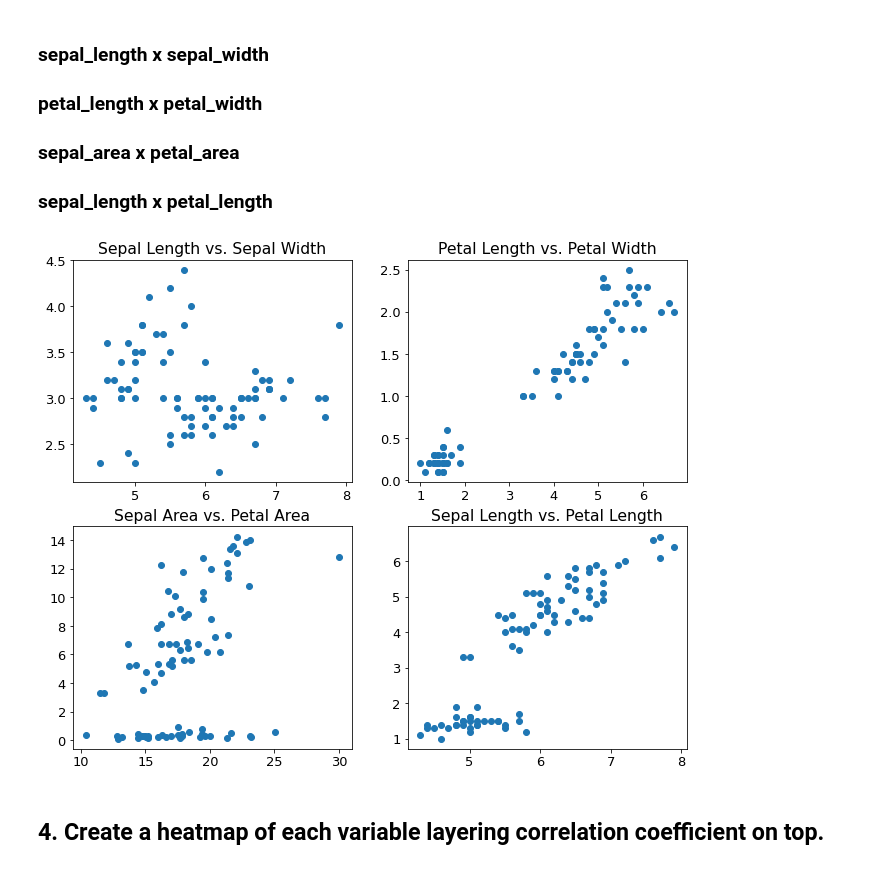
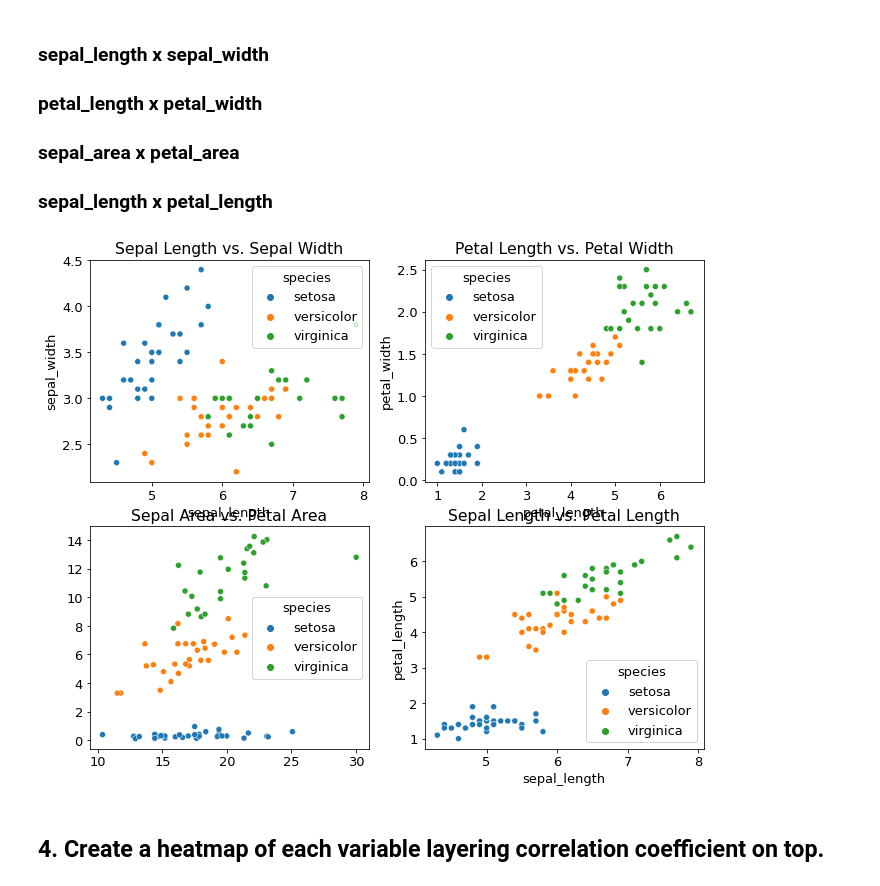
Before and after one commit to johngrinstead/classification-exercises, a Jupyter notebook: classification_exercises.ipynb, the cells around one changed output. Saved outputs shown, nothing was run; the diff lists cells and outputs as text; code cells hidden in the pictures.

Commit message:
worked on data exploration exercise 2/26/21

```diff
--- a/classification_exercises.ipynb
+++ b/classification_exercises.ipynb
@@ -543,0 +559,4 @@ train.shape
+# %%
+train = train.drop(columns=['species_setosa', 'species_virginica', 'species_versicolor'])
+
+train.head()
@@ -628,27 +654,27 @@ plt.legend()
 # %%
 n_rows = 2
 n_cols = 2
 
 # plot the first subplot
 plt.subplot(n_rows, n_cols, 1)
-plt.scatter(train.sepal_length, train.sepal_width)
+sns.scatterplot(data = train, x = train.sepal_length, y = train.sepal_width, hue = 'species')
 plt.title('Sepal Length vs. Sepal Width')
 
 # the second subplot
 plt.subplot(n_rows, n_cols, 2)
-plt.scatter(train.petal_length, train.petal_width)
+sns.scatterplot(data = train, x = train.petal_length, y = train.petal_width, hue = 'species')
 plt.title('Petal Length vs. Petal Width')
 
 plt.subplot(n_rows, n_cols, 3)
-plt.scatter((train.sepal_length * train.sepal_width), (train.petal_length * train.petal_width))
+sns.scatterplot(data = train, x = (train.sepal_length * train.sepal_width), y = (train.petal_length * train.petal_width), hue = 'species')
 plt.title('Sepal Area vs. Petal Area')
 
 plt.subplot(n_rows, n_cols, 4)
-plt.scatter(train.sepal_length, train.petal_length)
+sns.scatterplot(data = train, x = train.sepal_length, y = train.petal_length, hue = 'species')
 plt.title('Sepal Length vs. Petal Length')
 
 plt.show()
 # %% [output]
-[figure, old version]
+[figure, new version]
 # %% [markdown]
 ## 4. Create a heatmap of each variable layering correlation coefficient on top.
```
Also changed, not shown: parts of 17 cells of this notebook.
